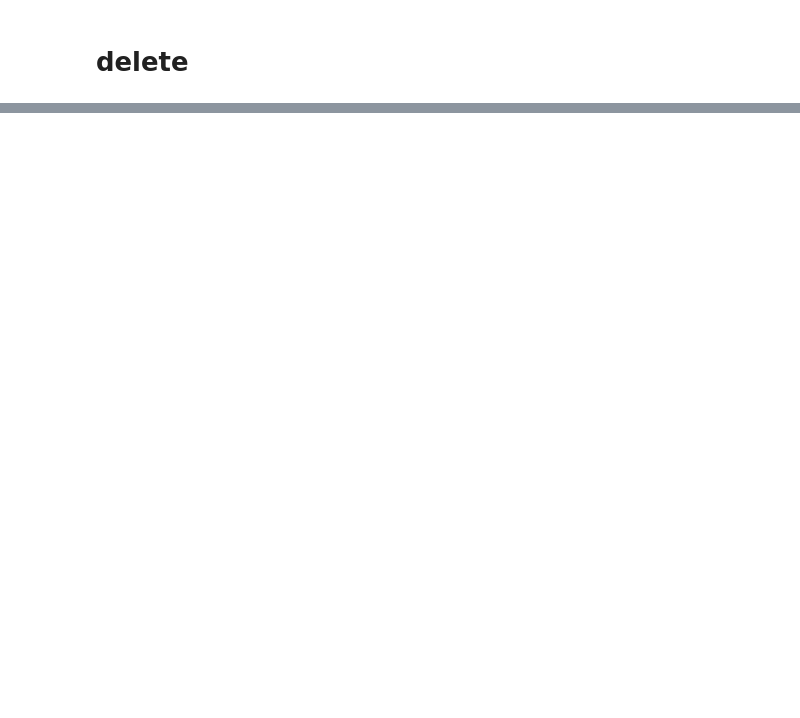
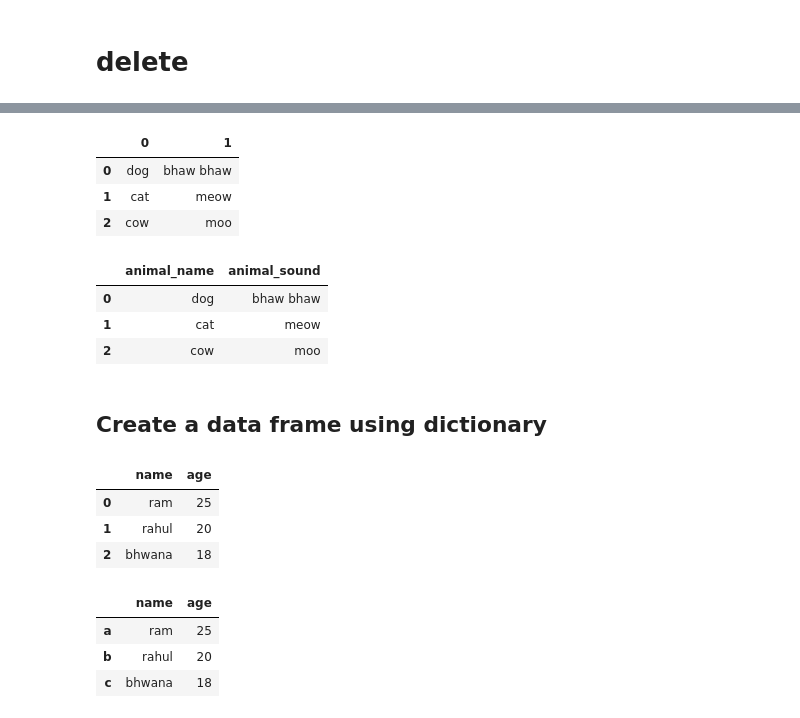
Before and after one commit to mihirh19/Python, a Jupyter notebook: DataScience_ML/3.Pandas.ipynb, the cells around one changed output, grey strips where cells are left out. Drawn from its saved outputs; the diff is of its cells as text; code cells hidden in the pictures; blank space fills up the shorter version.

```diff
--- a/DataScience_ML/3.Pandas.ipynb
+++ b/DataScience_ML/3.Pandas.ipynb
@@ -216,0 +315,10 @@ np.power(s, 2)
+# %%
+data = [["dog", 'bhaw bhaw'], ['cat', 'meow'], ['cow', 'moo']]
+df = pd.DataFrame(data)
+# %%
+df
+# %% [output]
+|  | 0 | 1 |
+| 0 | dog | bhaw bhaw |
+| 1 | cat | meow |
+| 2 | cow | moo |
@@ -216,0 +327,9 @@ np.power(s, 2)
+# %%
+df
+# %% [output]
+|  | animal_name | animal_sound |
+| 0 | dog | bhaw bhaw |
+| 1 | cat | meow |
+| 2 | cow | moo |
+# %% [markdown]
+## Create a data frame using dictionary
@@ -216,0 +339,7 @@ np.power(s, 2)
+# %%
+df
+# %% [output]
+|  | name | age |
+| 0 | ram | 25 |
+| 1 | rahul | 20 |
+| 2 | bhwana | 18 |
@@ -216,0 +348,7 @@ np.power(s, 2)
+# %%
+df
+# %% [output]
+|  | name | age |
+| a | ram | 25 |
+| b | rahul | 20 |
+| c | bhwana | 18 |
```
Also changed, not shown: parts of 40 cells of this notebook.
